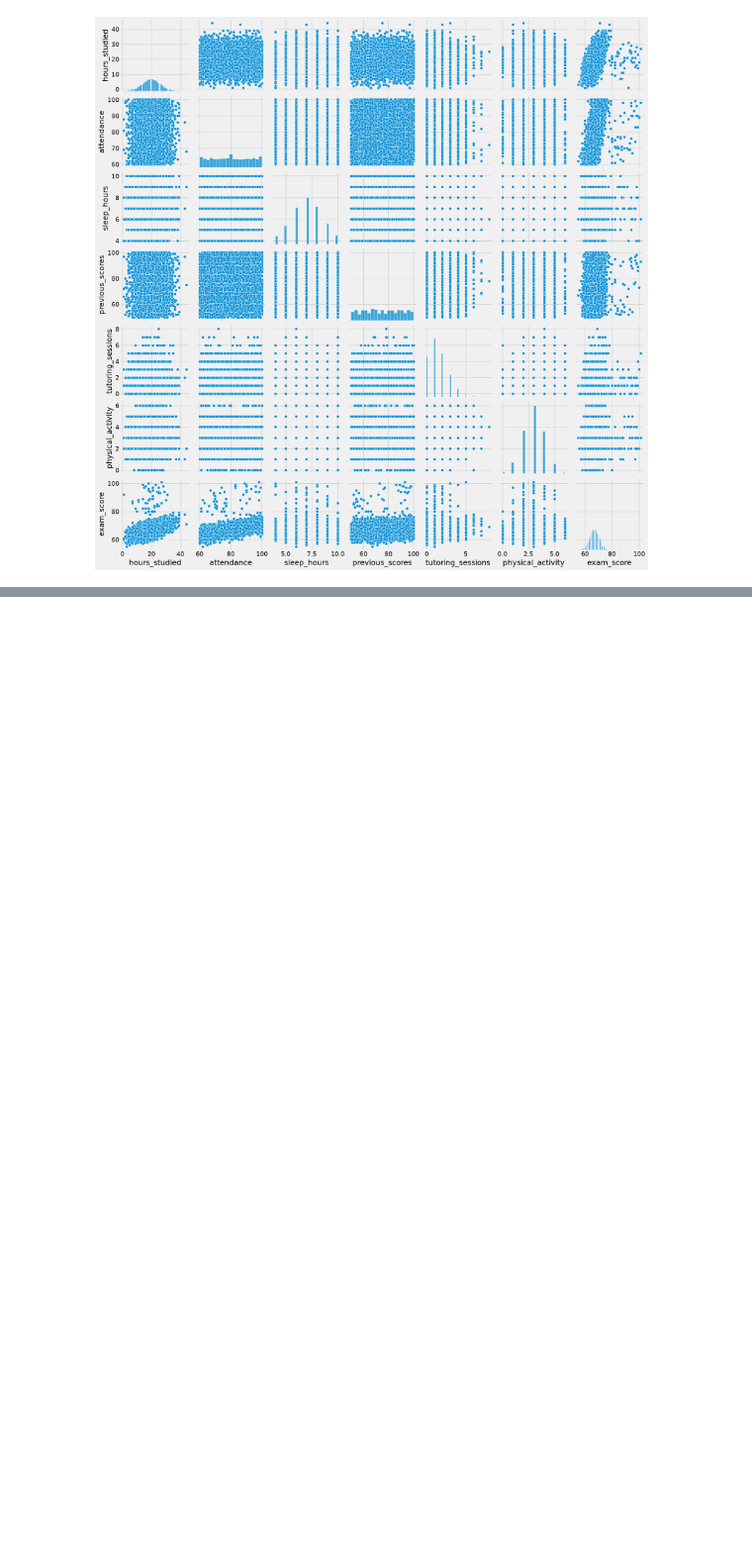
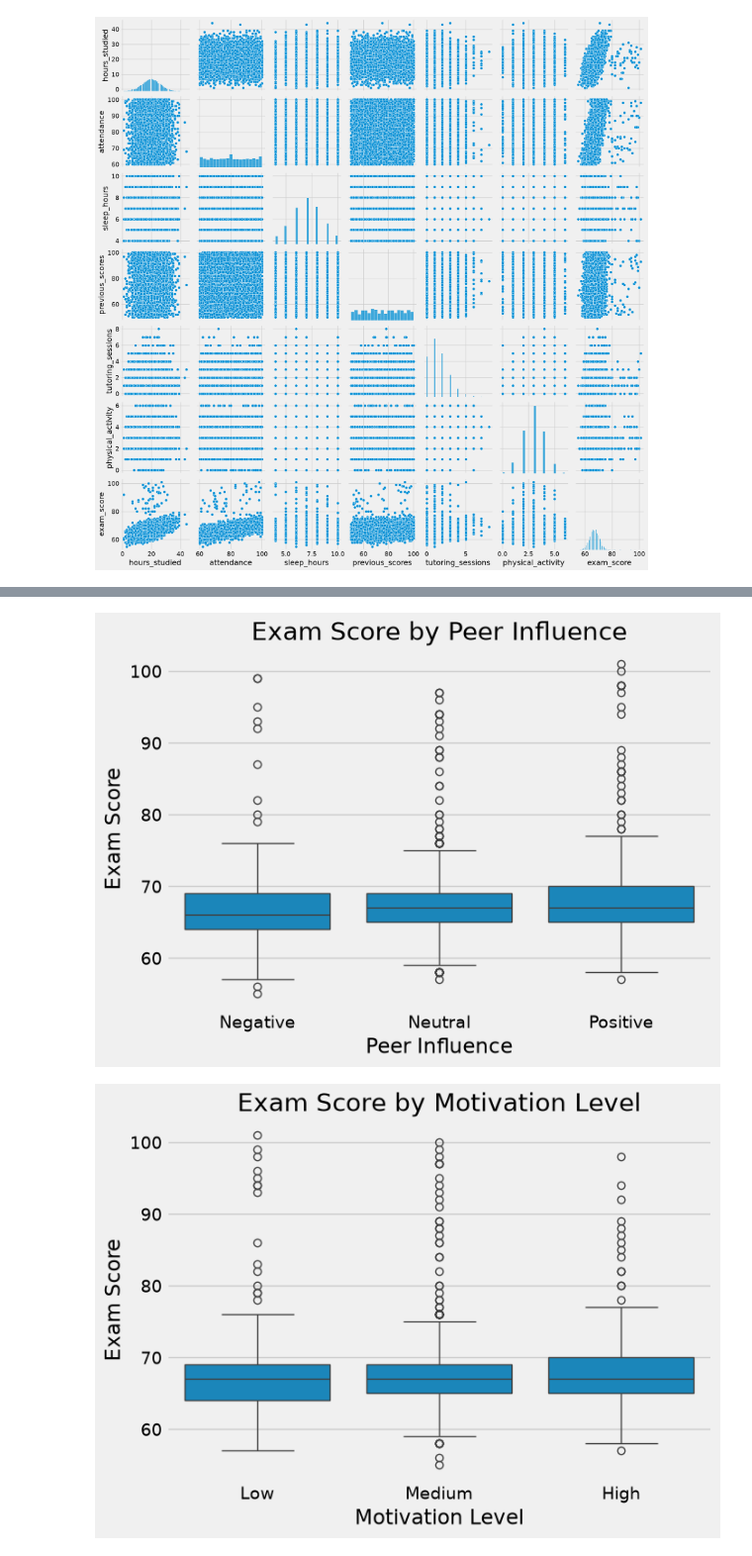
Before and after one commit to Sebastian-Saverino/school-analytics-report-practice, a Jupyter notebook: notebooks/data_explore.ipynb, the cells around one changed output, grey strips where cells are left out. Shown at 99% size. Cells and saved outputs as stored; diff of their text form; code cells hidden in the pictures; blank space fills up the shorter version.

```diff
--- a/notebooks/data_explore.ipynb
+++ b/notebooks/data_explore.ipynb
@@ -312,0 +393,31 @@ sns.pairplot(silver_df, diag_kind="hist")
+# %%
+categorical_cols = [
+    "peer_influence",
+    "motivation_level",
+    "school_type",
+    "gender",
+    "teacher_quality",
+    "family_income",
+    "learning_disabilities"
+]
+# %%
+for col in categorical_cols:
+    plt.figure(figsize=(7, 5))
+
+    sns.boxplot(
+        data=silver_df,
+        x=col,
+        y="exam_score"
+    )
+
+    plt.title(
+        f"Exam Score by {col.replace('_', ' ').title()}"
+    )
+
+    plt.xlabel(col.replace("_", " ").title())
+    plt.ylabel("Exam Score")
+
+    plt.show()
+# %% [output]
+[figure, added]
+[figure, added]
```
Also changed, not shown: parts of 13 cells of this notebook, 4 other files.
